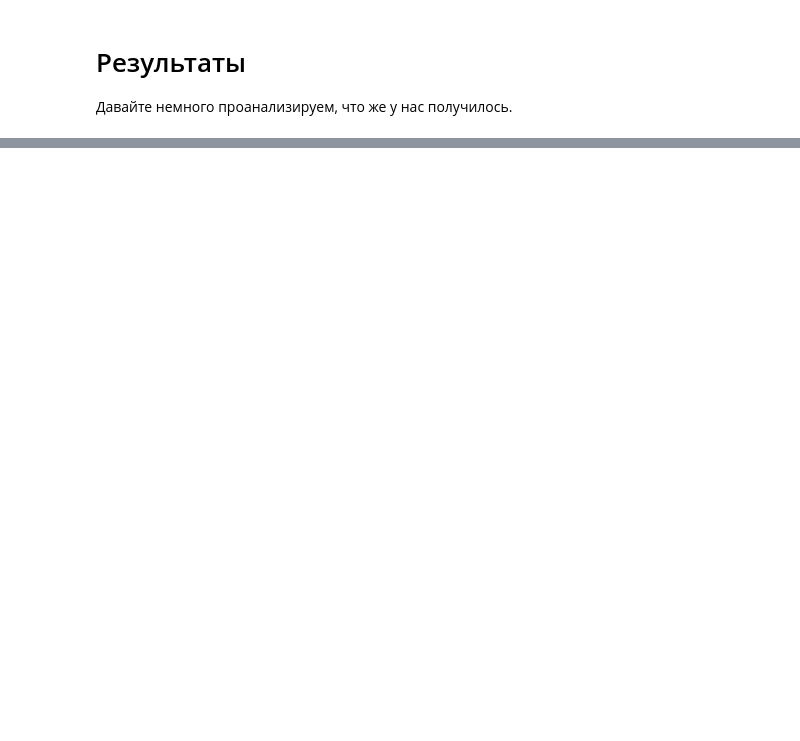
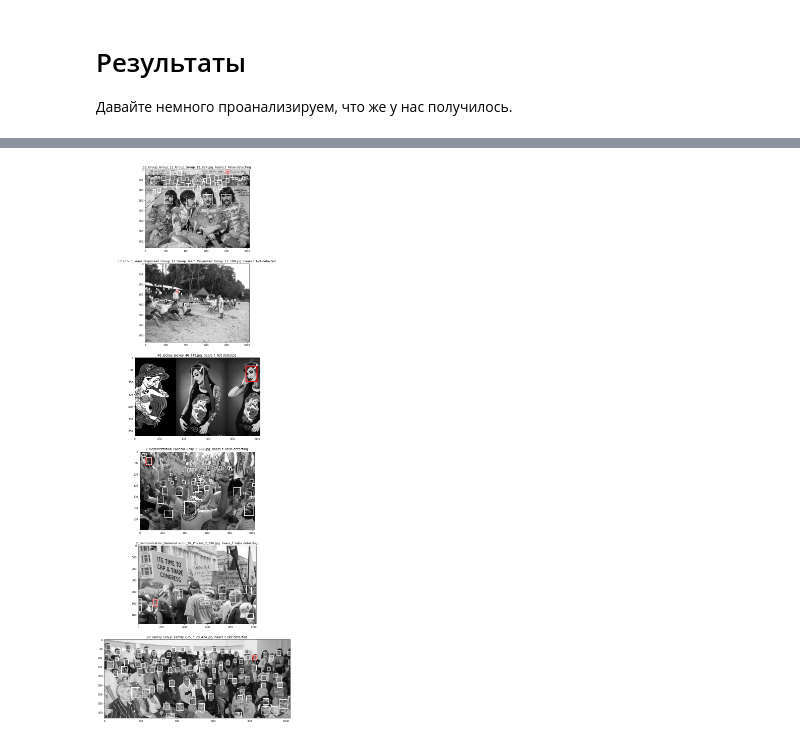
Before and after one commit to Kat-ies/Coursework, a Jupyter notebook: faceDetecting.ipynb, the cells around one changed output, grey strips where cells are left out. Cells and saved outputs as stored; diff of their text form; code cells hidden in the pictures; blank space fills up the shorter version.

```diff
--- a/faceDetecting.ipynb
+++ b/faceDetecting.ipynb
@@ -501,0 +532,20 @@ test_img
+# %%
+from sklearn.metrics import accuracy_score
+from pandas import read_csv
+
+feature_list = ['Haars features', 'Matrix features']
+methods_list = ['logreg', 'randforest', 'tree', 'knn', 'svm', 'AdaBoost', 'all(1-5)']
+
+haars_df =read_csv('/content/drive/My Drive/Курсач/files/haars_df.csv', index_col=0)
+matrix_df =read_csv('/content/drive/My Drive/Курсач/files/matrix_df.csv', index_col=0)
+accuracy_df = pd.DataFrame(feature_list, index=['1', '2'], columns=['features'])
+time_df = pd.DataFrame(feature_list, index=['1', '2'], columns=['features'])
+time_of_train[0].append(0)
+time_of_train[1].append(0)
+
+
+for i, cols in enumerate(methods_list):
+    accuracy_df[cols] = [accuracy_score(haars_df['y_test'], haars_df[cols]),accuracy_score(matrix_df['y_test'], matrix_df[cols])]
+    time_df[cols] = [time_of_train[0][i], time_of_train[1][i]]
+
+accuracy_df[:]
@@ -501,0 +565,36 @@ test_img
+# %%
+fig = plt.figure(figsize = (30, 40))
+COLUMNS = 1
+ROWS = 6
+
+# ax enables access to manipulate each of subplots
+ax = []
+
+for i in range(COLUMNS * ROWS):
+    rand_num = np.random.randint(0, len(haars_df))
+
+    while haars_df.iloc[rand_num]['all(1-5)'] == haars_df.iloc[rand_num]['y_test']:
+        rand_num = np.random.randint(0, len(haars_df))
+
+    image = train[x_train[rand_num].filename]
+    rect = x_train[rand_num].rect
+
+    # create subplot and append to ax
+    ax.append(fig.add_subplot(ROWS, COLUMNS, i + 1))
+    rectangle = patches.Rectangle((rect.x, rect.y), rect.w, rect.h, linewidth=4, edgecolor='r', facecolor='none')
+    ax[i].add_patch(rectangle)
+
+    for rects in frames[x_train[rand_num].filename]:
+      rectangle = patches.Rectangle((rects.x, rects.y), rects.w, rects.h, linewidth=2, edgecolor='white', facecolor='none')
+      ax[i].add_patch(rectangle)
+
+    if haars_df.iloc[rand_num]['y_test'] == 0:
+        ax[-1].set_title(x_train[rand_num].filename + '. haars_f. False detecting ')
+    else:
+        ax[-1].set_title(x_train[rand_num].filename + '. haars_f. Not detected ')
+
+    plt.imshow(image, cmap = 'gray', vmin = 0, vmax = 255)
+
+plt.show()  # finally, render the plot
+# %% [output]
+[figure, added]
```
Also changed, not shown: parts of 34 cells of this notebook.
